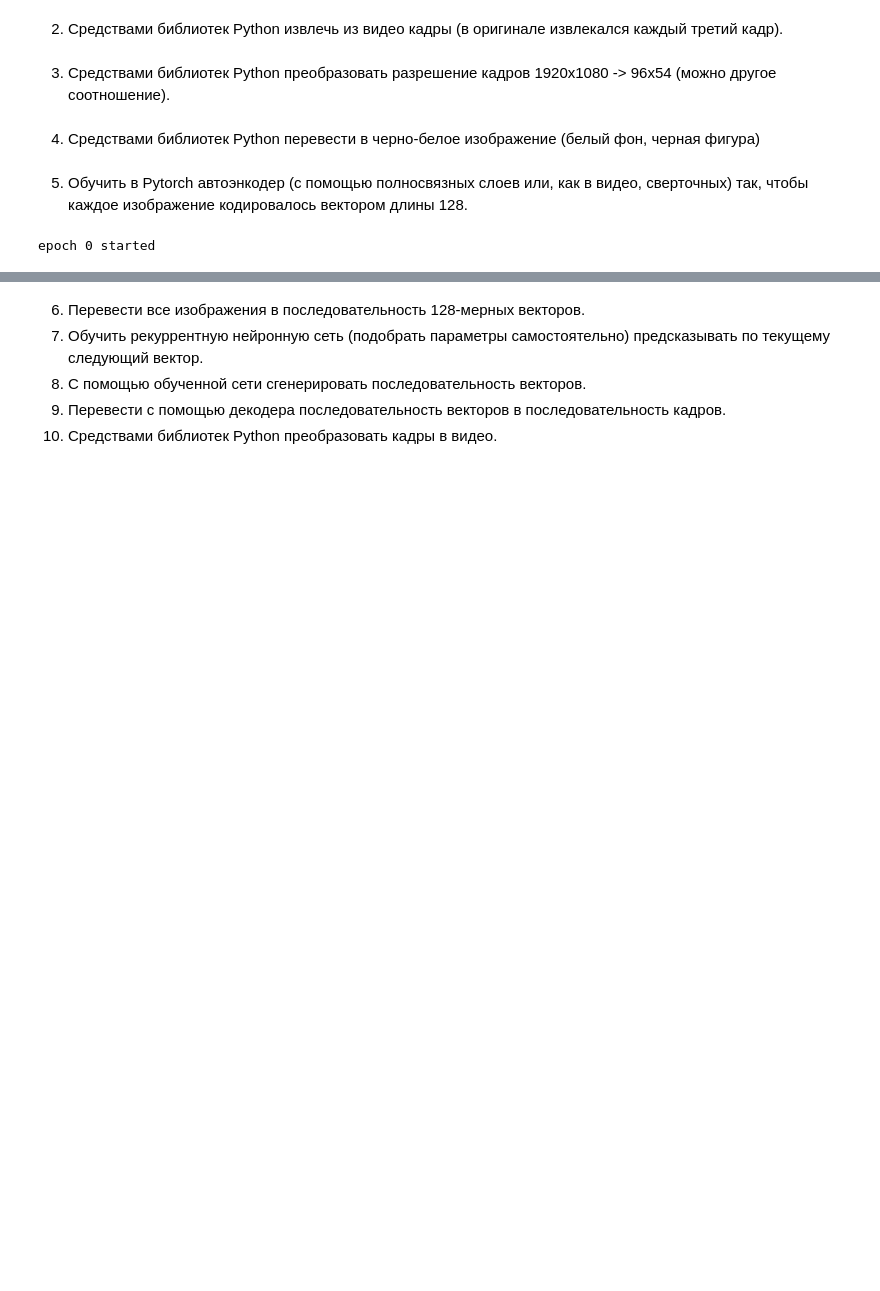
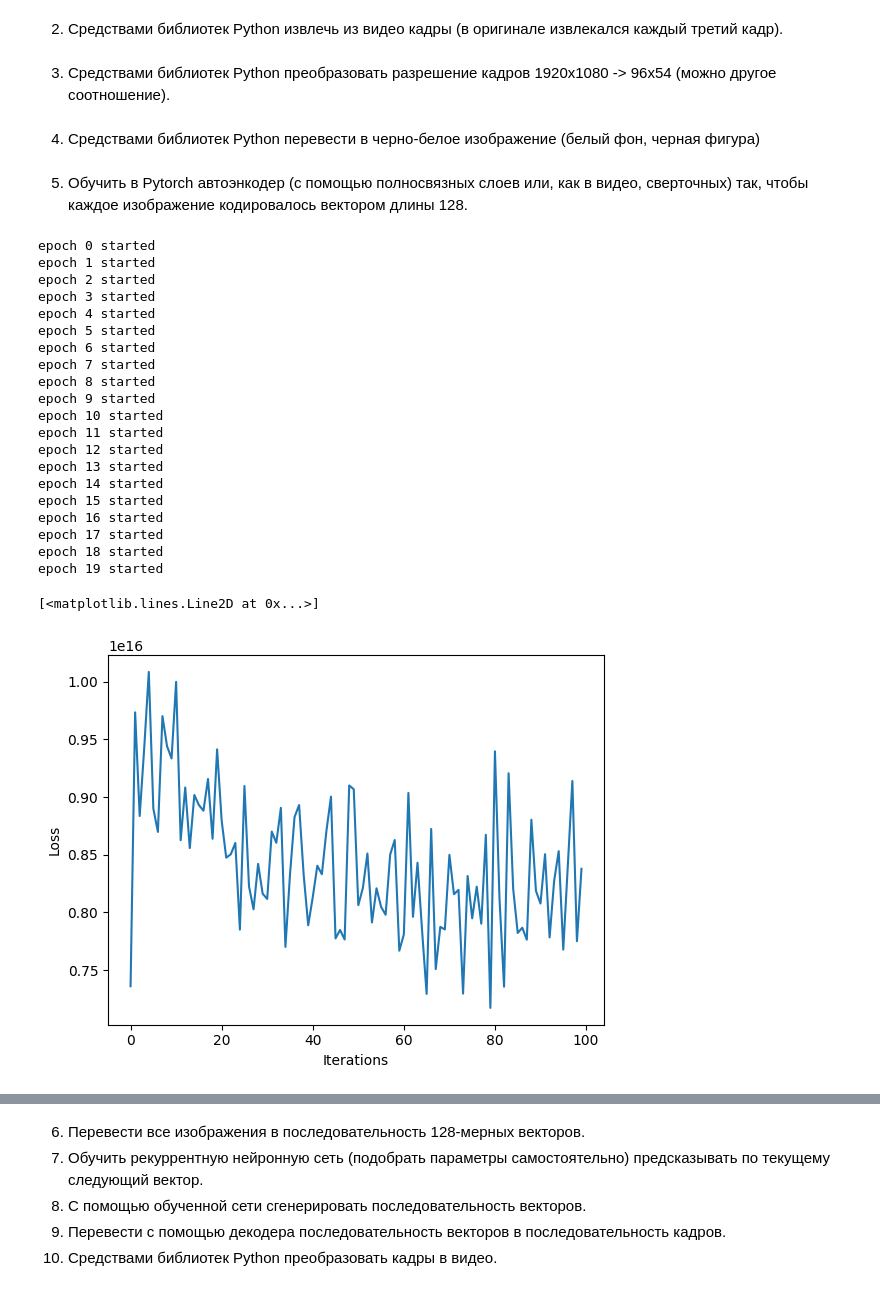
Before and after one commit to ARManakhov/uni_python_setup, a Jupyter notebook: todo/bml_video/BML__2024__video.ipynb, the cells around one changed output, grey strips where cells are left out. Cells and saved outputs as stored; diff of their text form; code cells hidden in the pictures; blank space fills up the shorter version.

```diff
--- a/todo/bml_video/BML__2024__video.ipynb
+++ b/todo/bml_video/BML__2024__video.ipynb
@@ -135,31 +135,52 @@ optimizer = torch.optim.Adam(model.parameters(),
 epochs = 20
 outputs = []
 losses = []
 for epoch in range(epochs):
     print(f'epoch {epoch} started')
     for (image, _) in loader:
         # Output of Autoencoder
         reconstructed = model(image)
 
         # Calculating the loss function
         loss = loss_function(reconstructed, image)
 
         # The gradients are set to zero,
         # the gradient is computed and stored.
         # .step() performs parameter update
         optimizer.zero_grad()
         loss.backward()
         optimizer.step()
 
         # Storing the losses in a list for plotting
-        losses.append(loss)
+        losses.append(loss.detach())
     outputs.append((epochs, image, reconstructed))
 
 # Defining the Plot Style
 plt.xlabel('Iterations')
 plt.ylabel('Loss')
 
 # Plotting the last 100 values
 plt.plot(losses[-100:])
 # %% [output]
 epoch 0 started
+epoch 1 started
+epoch 2 started
+epoch 3 started
+epoch 4 started
+epoch 5 started
+epoch 6 started
+epoch 7 started
+epoch 8 started
+epoch 9 started
+epoch 10 started
+epoch 11 started
+epoch 12 started
+epoch 13 started
+epoch 14 started
+epoch 15 started
+epoch 16 started
+epoch 17 started
+epoch 18 started
+epoch 19 started
+[<matplotlib.lines.Line2D at 0x...>]
+[figure, added]
```
Also changed, not shown: parts of 1 cell of this notebook, 1 other file.
